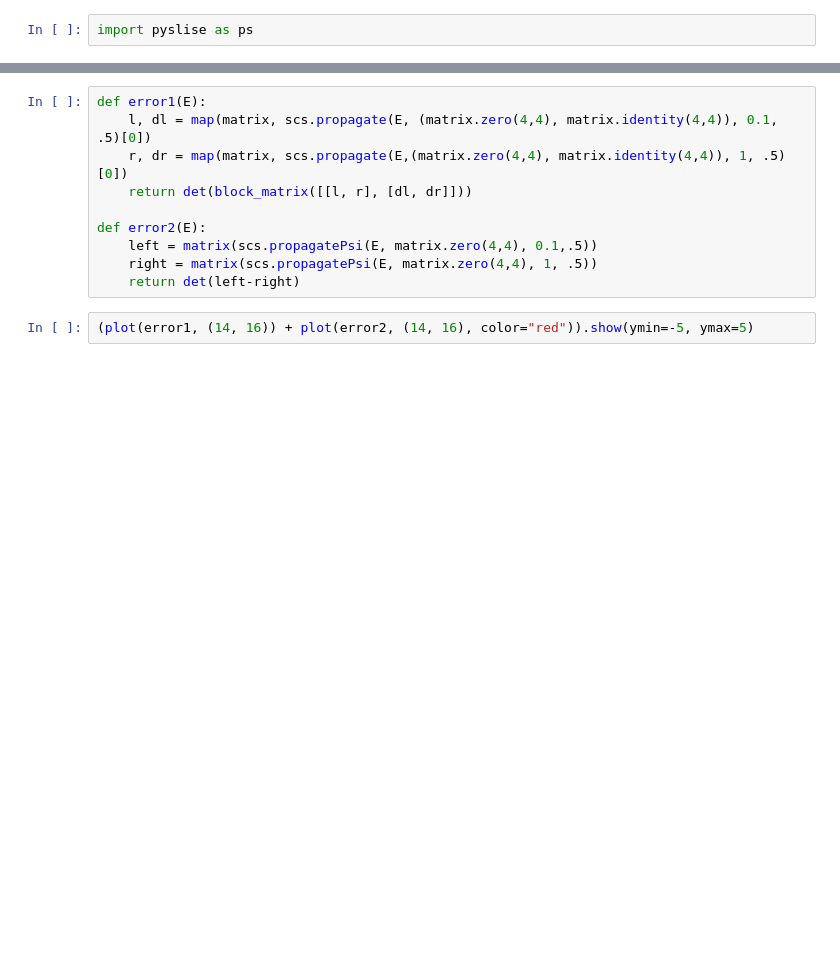
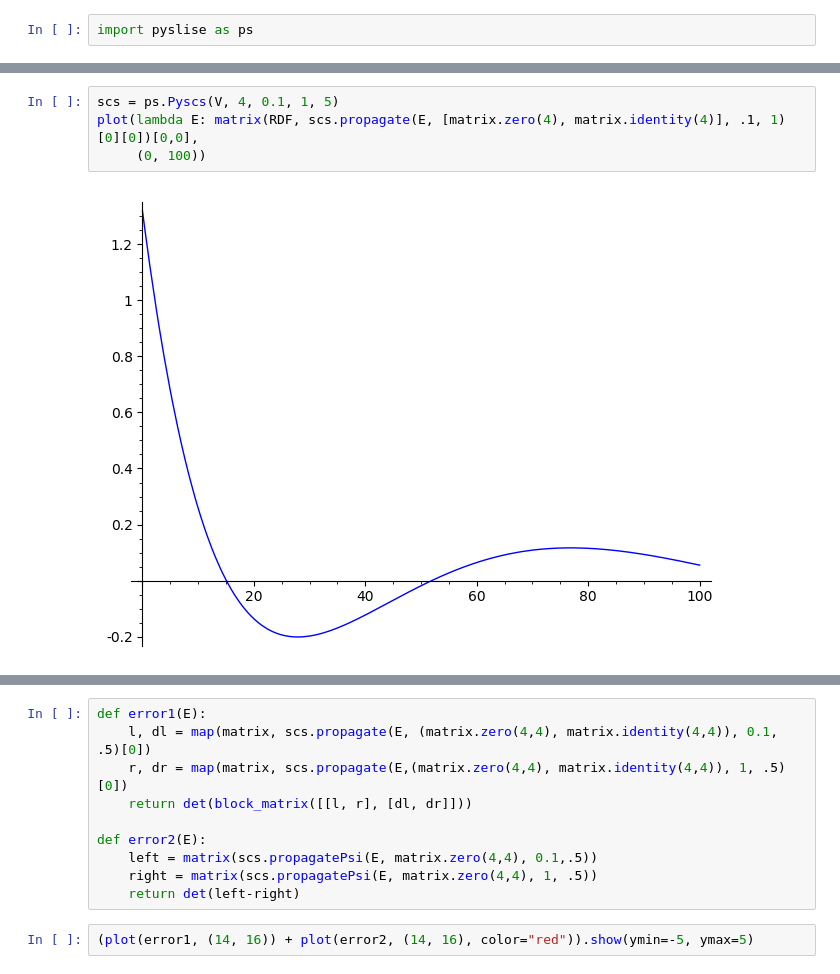
Before and after one commit to twist-numerical/matslise, a Jupyter notebook: notebooks/test_pyscs_4.ipynb, the cells around one changed output, grey strips where cells are left out. Saved outputs shown, nothing was run; the diff lists cells and outputs as text; blank space fills up the shorter version.

```diff
--- a/notebooks/test_pyscs_4.ipynb
+++ b/notebooks/test_pyscs_4.ipynb
@@ -8,0 +86,6 @@ scs = ps.Pyscs(V, 4, 0.1, 1, 2048)
+# %%
+scs = ps.Pyscs(V, 4, 0.1, 1, 5)
+plot(lambda E: matrix(RDF, scs.propagate(E, [matrix.zero(4), matrix.identity(4)], .1, 1)[0][0])[0,0],
+     (0, 100))
+# %% [output]
+[figure, added]
```
Also changed, not shown: parts of 7 cells of this notebook, 13 other files.
